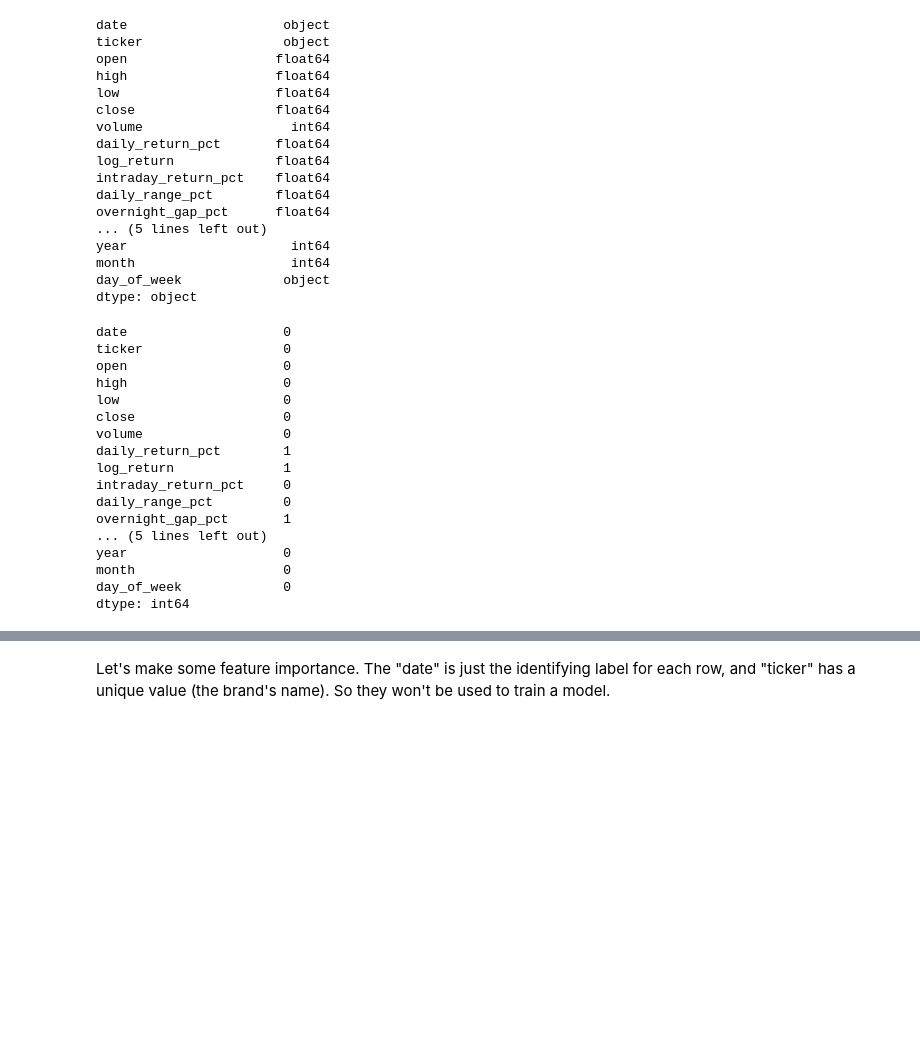
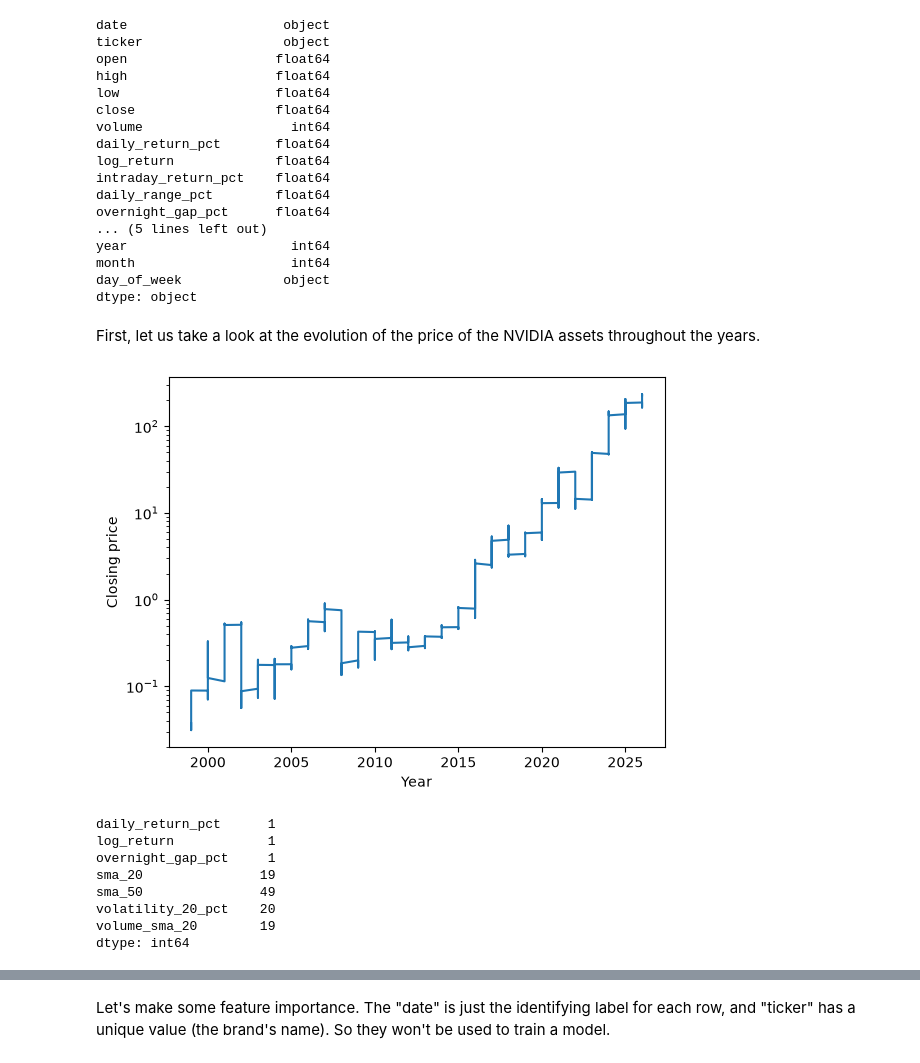
Before and after one commit to martinjimenez388/Midterm-Project-MLZoomCamp2026-DataPipeline, a Jupyter notebook: src/nvidia_stock/NVIDIA_StockDataAnallysis.ipynb, the cells around one changed output, grey strips where cells are left out. Cells and saved outputs as stored; diff of their text form; code cells hidden in the pictures; blank space fills up the shorter version.

```diff
--- a/src/nvidia_stock/NVIDIA_StockDataAnallysis.ipynb
+++ b/src/nvidia_stock/NVIDIA_StockDataAnallysis.ipynb
@@ -47,24 +46,25 @@ year                     int64
 month                    int64
 day_of_week             object
 dtype: object
+# %% [markdown]
+First, let us take a look at the evolution of the price of the NVIDIA assets throughout the years.
+# %%
+plt.plot(df.year, df.close)
+plt.yscale("log")
+plt.ylabel("Closing price")
+plt.xlabel("Year")
+plt.show()
+# %% [output]
+[figure, added]
 # %%
-df.isna().sum()
+df.isna().sum()[df.isna().sum()>0]
 # %% [output]
-date                    0
-ticker                  0
-open                    0
-high                    0
-low                     0
-close                   0
-volume                  0
-daily_return_pct        1
-log_return              1
-intraday_return_pct     0
-daily_range_pct         0
-overnight_gap_pct       1
-... (5 lines left out)
-year                    0
-month                   0
-day_of_week             0
+daily_return_pct      1
+log_return            1
+overnight_gap_pct     1
+sma_20               19
+sma_50               49
+volatility_20_pct    20
+volume_sma_20        19
 dtype: int64
 # %% [markdown]
```
Also changed, not shown: parts of 40 cells of this notebook, 2 other files.
